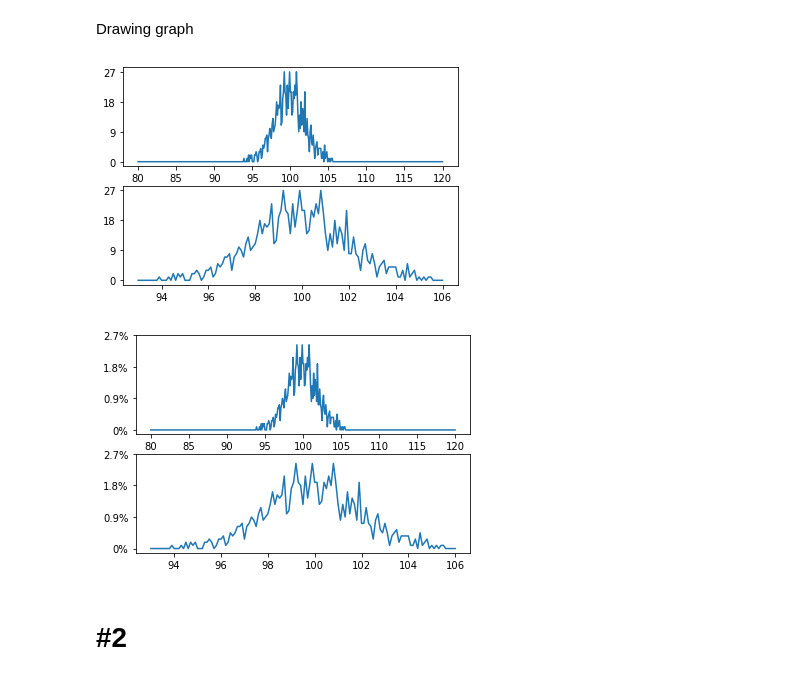
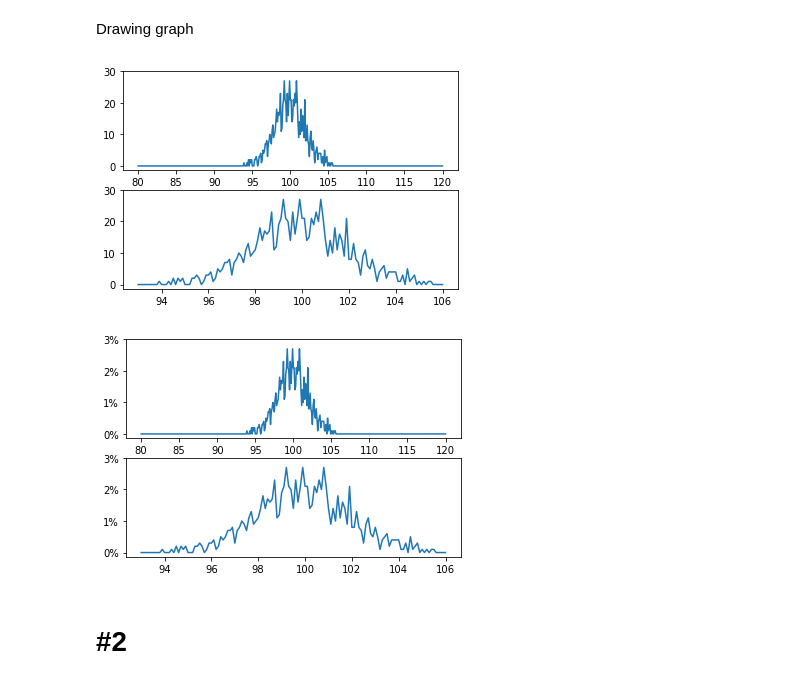
Before and after one commit to 70825/Probability-Statistics, a Jupyter notebook: Project.ipynb, the cells around one changed output. Cells and saved outputs as stored; diff of their text form; code cells hidden in the pictures.

```diff
--- a/Project.ipynb
+++ b/Project.ipynb
@@ -51,26 +51,26 @@ for i in range(len(uniq)):
     y2[int(uniq[i]*10-930)] = counts[i]
 
 ax1.plot(x1,y1)
-ax1.set_yticks(np.arange(0, 28, 9))
+ax1.set_yticks(np.arange(0, 31, 10))
 ax2.plot(x2,y2)
-ax2.set_yticks(np.arange(0, 28, 9))
+ax2.set_yticks(np.arange(0, 31, 10))
 plt.show()
 # %% [output]
-[figure, old version]
+[figure, new version]
 # %%
 fig = plt.figure()
 ax1 = fig.add_subplot(2, 1, 1)
 ax2 = fig.add_subplot(2, 1, 2)
 
 ax1.plot(x1, y1/10)
 ax1.set_yticks(np.arange(4))
-ax1.set_yticklabels(['0%', '0.9%', '1.8%', '2.7%'])
+ax1.set_yticklabels(['0%', '1%', '2%', '3%'])
 ax2.plot(x2, y2/10)
 ax2.set_yticks(np.arange(4))
-ax2.set_yticklabels(['0%', '0.9%', '1.8%', '2.7%'])
+ax2.set_yticklabels(['0%', '1%', '2%', '3%'])
 plt.show()
 # %% [output]
-[figure, old version]
+[figure, new version]
 # %% [markdown]
 # #2
 # %% [markdown]
```
Also changed, not shown: 1 other file.
